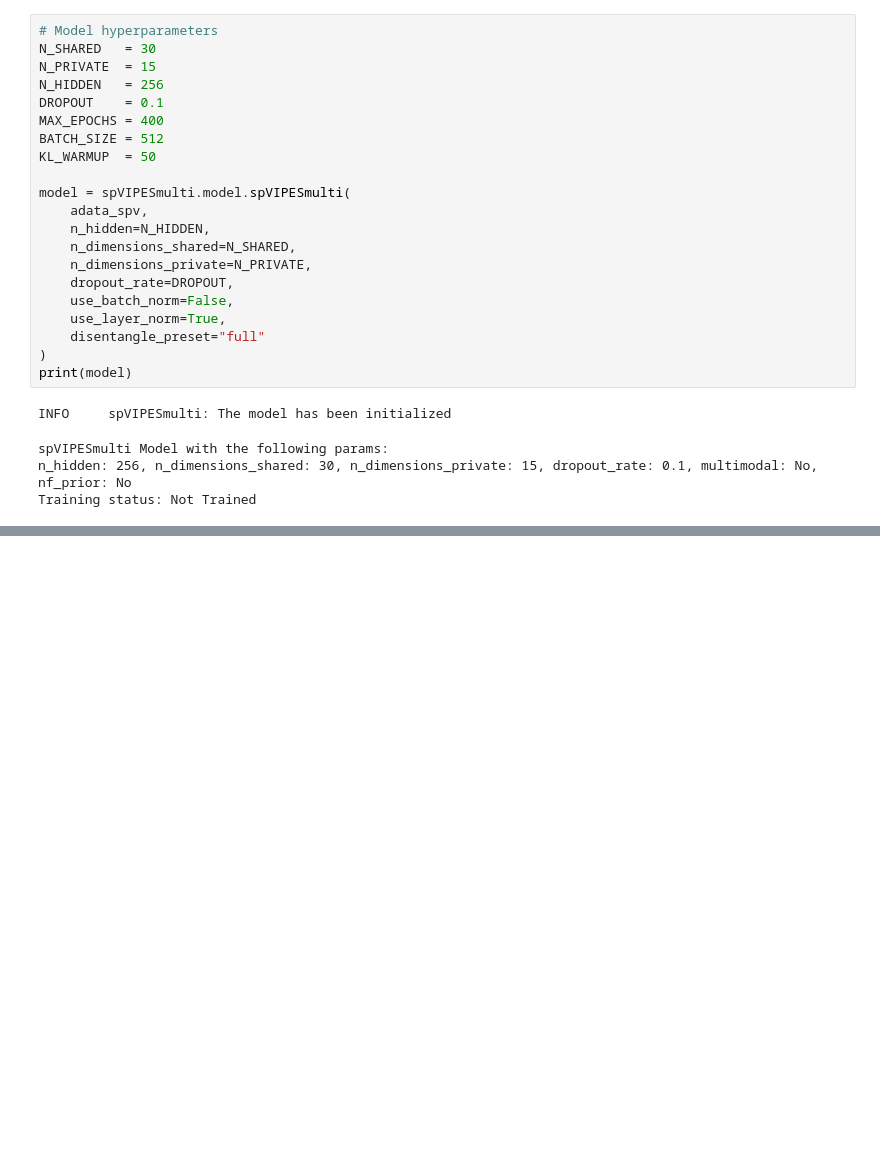
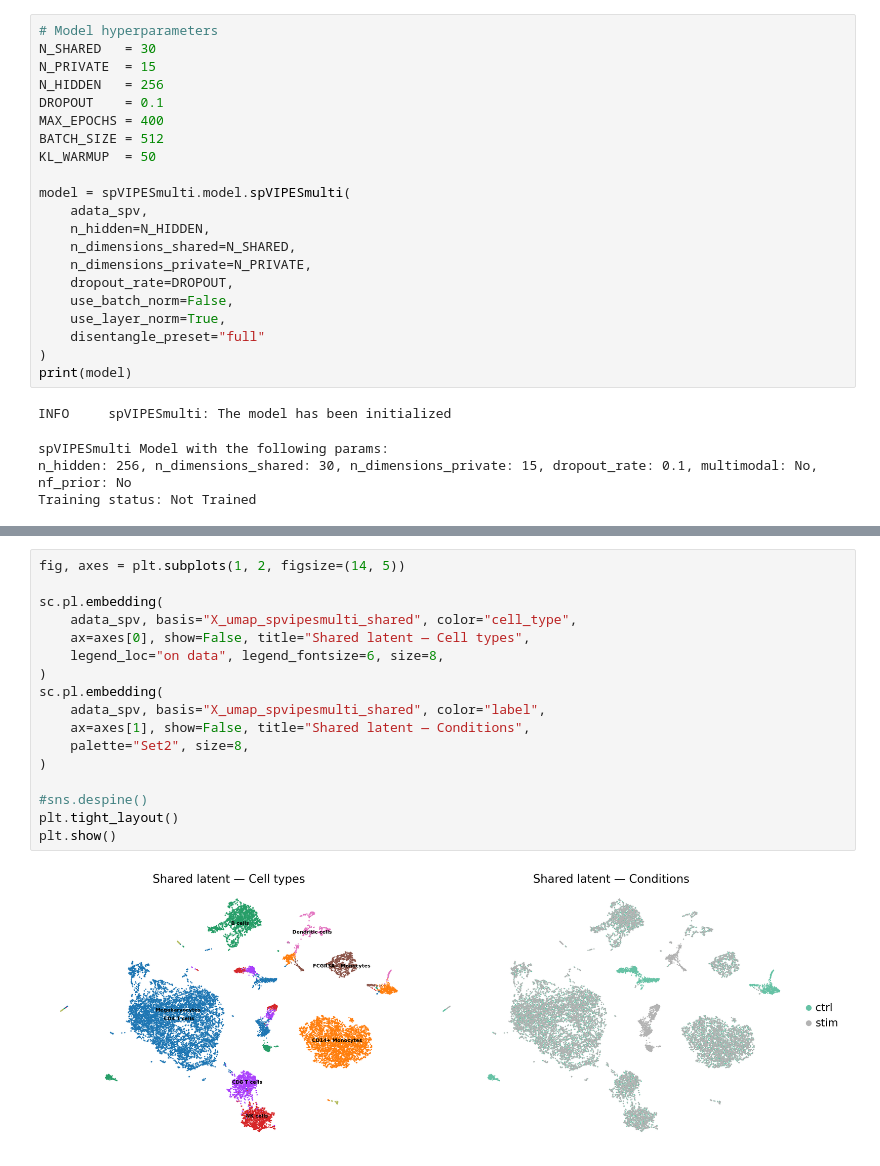
Before and after one commit to mdmanurung/spVIPESmulti, a Jupyter notebook: docs/notebooks/kang_ifn.ipynb, the cells around one changed output, grey strips where cells are left out. Cells and saved outputs as stored; diff of their text form; blank space fills up the shorter version.

```diff
--- a/docs/notebooks/kang_ifn.ipynb
+++ b/docs/notebooks/kang_ifn.ipynb
@@ -165,0 +195,19 @@ plt.show()
+# %%
+fig, axes = plt.subplots(1, 2, figsize=(14, 5))
+
+sc.pl.embedding(
+    adata_spv, basis="X_umap_spvipesmulti_shared", color="cell_type",
+    ax=axes[0], show=False, title="Shared latent — Cell types",
+    legend_loc="on data", legend_fontsize=6, size=8,
+)
+sc.pl.embedding(
+    adata_spv, basis="X_umap_spvipesmulti_shared", color="label",
+    ax=axes[1], show=False, title="Shared latent — Conditions",
+    palette="Set2", size=8,
+)
+
+#sns.despine()
+plt.tight_layout()
+plt.show()
+# %% [output]
+[figure, added]
```
Also changed, not shown: parts of 8 cells of this notebook, 1 other file.
